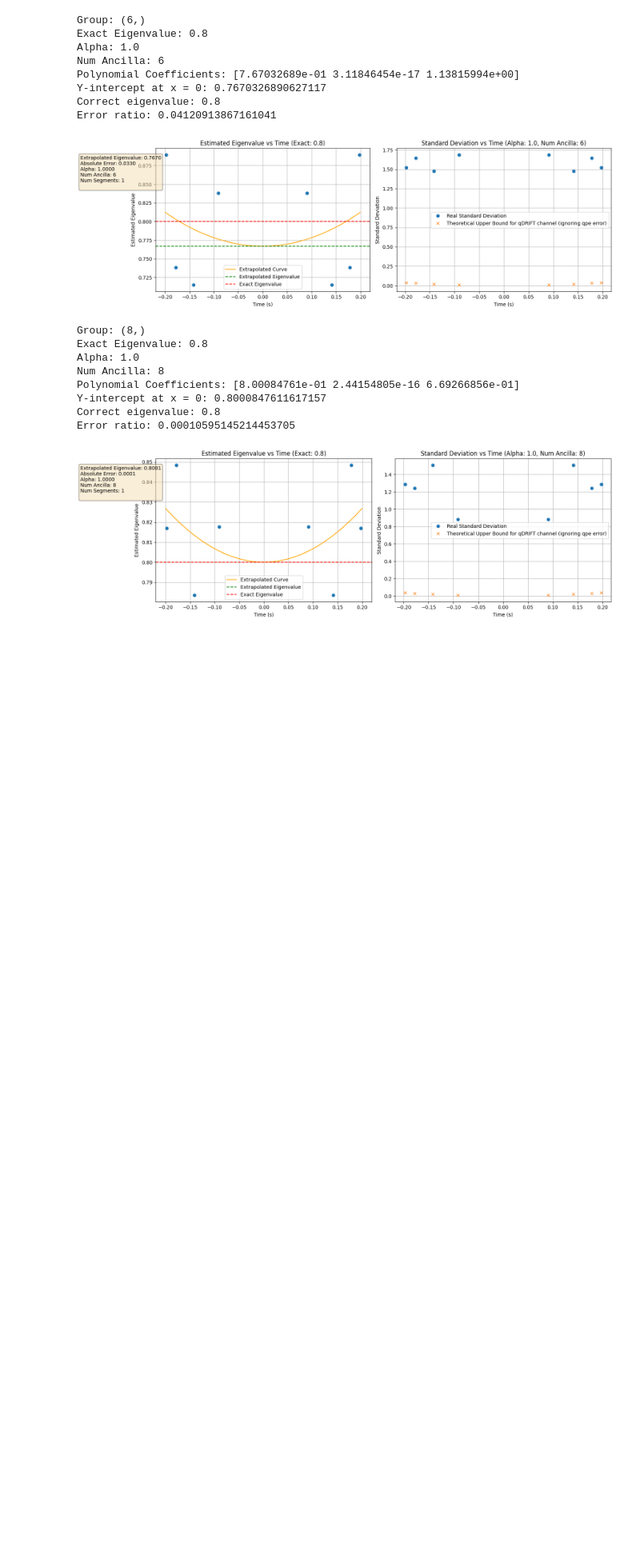
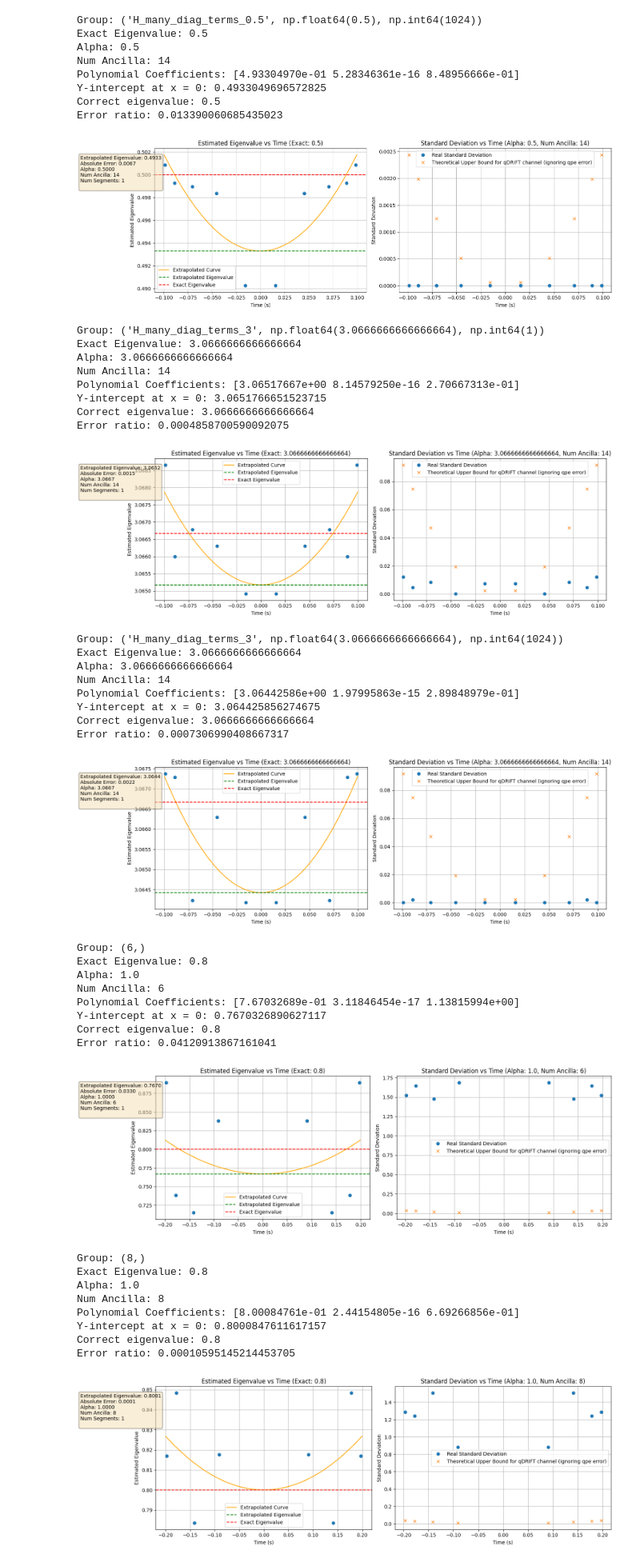
Before and after one commit to Rick0317/qDriftExtraPolation, a Jupyter notebook: scripts/parameter_sweep/extrapolation.ipynb, the cells around one changed output. Shown at 80% size. Saved outputs shown, nothing was run; the diff lists cells and outputs as text; code cells hidden in the pictures; blank space fills up the shorter version.

```diff
--- a/scripts/parameter_sweep/extrapolation.ipynb
+++ b/scripts/parameter_sweep/extrapolation.ipynb
@@ -75,6 +75,37 @@ def plot_cheby_extrapolation(groupbys, df, show_stdevs):
         ax1.legend()
         plt.tight_layout()
         plt.show()
+# %%
+df = pd.read_csv("/Users/reyesfer/Desktop/qDriftExtraPolation/src/parameter_sweep/qdrift_qpe_fc_parameter_sweep_2025-09-04.csv")
+plot_cheby_extrapolation(groupbys=["ham", "alpha", "n_shots"], df=df, show_stdevs=True)
+# %% [output]
+Group: ('H_many_diag_terms_0.5', np.float64(0.5), np.int64(1024))
+Exact Eigenvalue: 0.5
+Alpha: 0.5
+Num Ancilla: 14
+Polynomial Coefficients: [4.93304970e-01 5.28346361e-16 8.48956666e-01]
+Y-intercept at x = 0: 0.4933049696572825
+Correct eigenvalue: 0.5
+Error ratio: 0.013390060685435023
+[figure, added]
+Group: ('H_many_diag_terms_3', np.float64(3.0666666666666664), np.int64(1))
+Exact Eigenvalue: 3.0666666666666664
+Alpha: 3.0666666666666664
+Num Ancilla: 14
+Polynomial Coefficients: [3.06517667e+00 8.14579250e-16 2.70667313e-01]
+Y-intercept at x = 0: 3.0651766651523715
+Correct eigenvalue: 3.0666666666666664
+Error ratio: 0.0004858700590092075
+[figure, added]
+Group: ('H_many_diag_terms_3', np.float64(3.0666666666666664), np.int64(1024))
+Exact Eigenvalue: 3.0666666666666664
+Alpha: 3.0666666666666664
+Num Ancilla: 14
+Polynomial Coefficients: [3.06442586e+00 1.97995863e-15 2.89848979e-01]
+Y-intercept at x = 0: 3.064425856274675
+Correct eigenvalue: 3.0666666666666664
+Error ratio: 0.0007306990408667317
+[figure, added]
 # %%
 df = pd.read_csv("/Users/reyesfer/Desktop/qDriftExtraPolation/src/parameter_sweep/qdrift_qpe_fc_parameter_sweep_2025-08-21.csv")
 plot_cheby_extrapolation(["num_ancilla"], df, show_stdevs=True)
```
Also changed, not shown: 15 other files.
